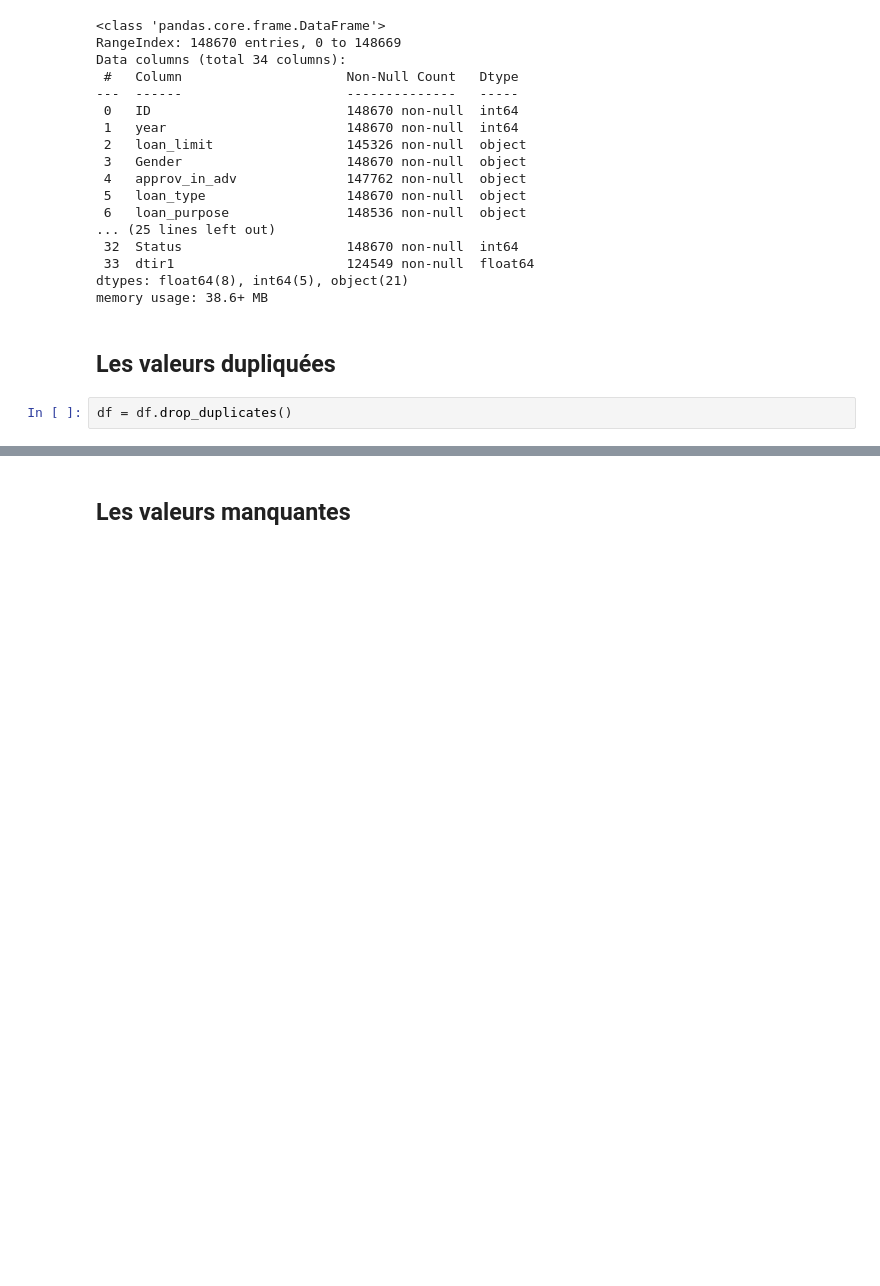
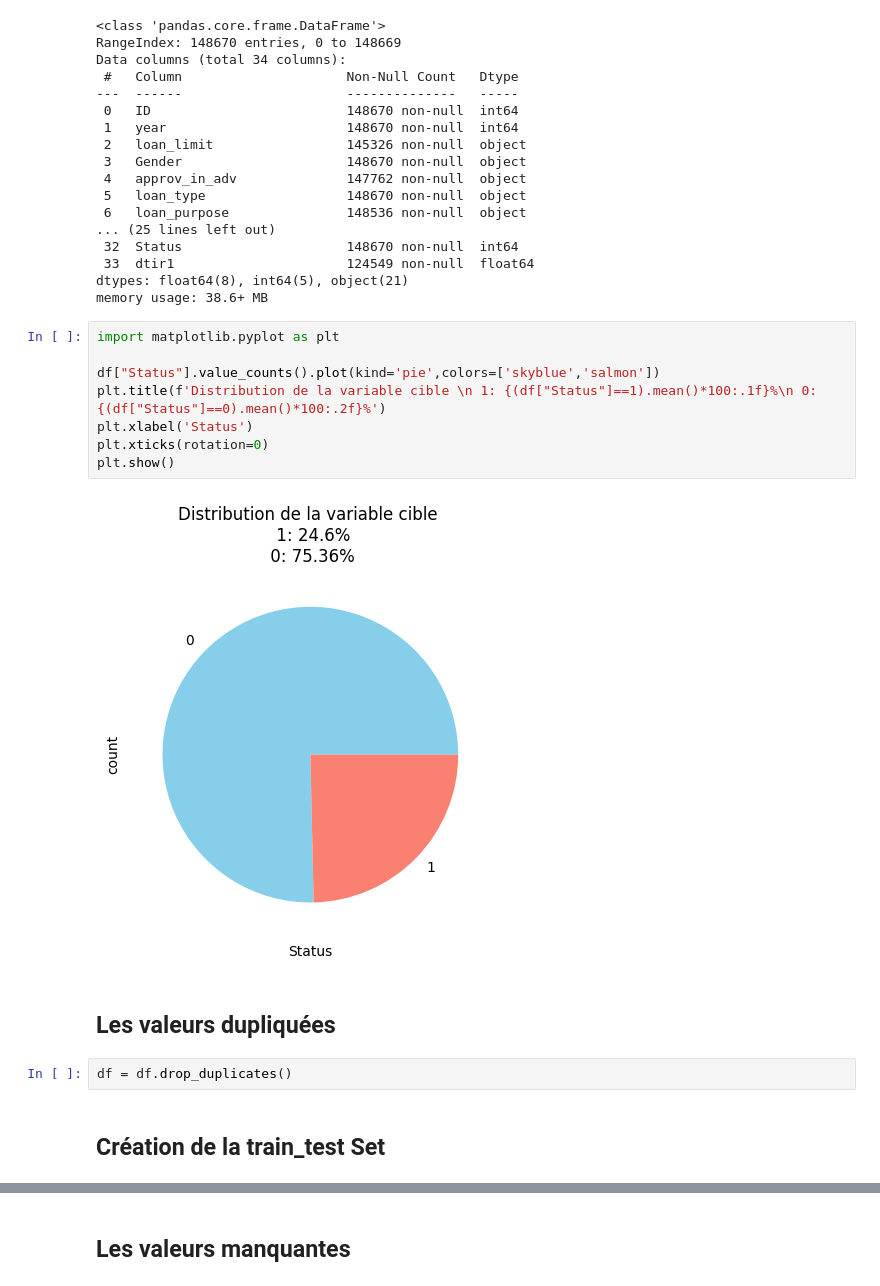
Before and after one commit to Wissem-Sahli-Engineer/CreditGuard-ML-Scoring, a Jupyter notebook: main.ipynb, the cells around one changed output, grey strips where cells are left out. Saved outputs shown, nothing was run; the diff lists cells and outputs as text; blank space fills up the shorter version.

```diff
--- a/main.ipynb
+++ b/main.ipynb
@@ -123,7 +123,19 @@ Data columns (total 34 columns):
  33  dtir1                      124549 non-null  float64
 dtypes: float64(8), int64(5), object(21)
 memory usage: 38.6+ MB
-# %% [markdown]
-## Les valeurs dupliquées
-# %%
-df = df.drop_duplicates()
+# %%
+import matplotlib.pyplot as plt
+
+df["Status"].value_counts().plot(kind='pie',colors=['skyblue','salmon'])
+plt.title(f'Distribution de la variable cible \n 1: {(df["Status"]==1).mean()*100:.1f}%\n 0: {(df["Status"]==0).mean()*100:.2f}%')
+plt.xlabel('Status')
+plt.xticks(rotation=0)
+plt.show()
+# %% [output]
+[figure, added]
+# %% [markdown]
+## Les valeurs dupliquées
+# %%
+df = df.drop_duplicates()
+# %% [markdown]
+## Création de la train_test Set
```
Also changed, not shown: parts of 39 cells of this notebook, 2 other files.
